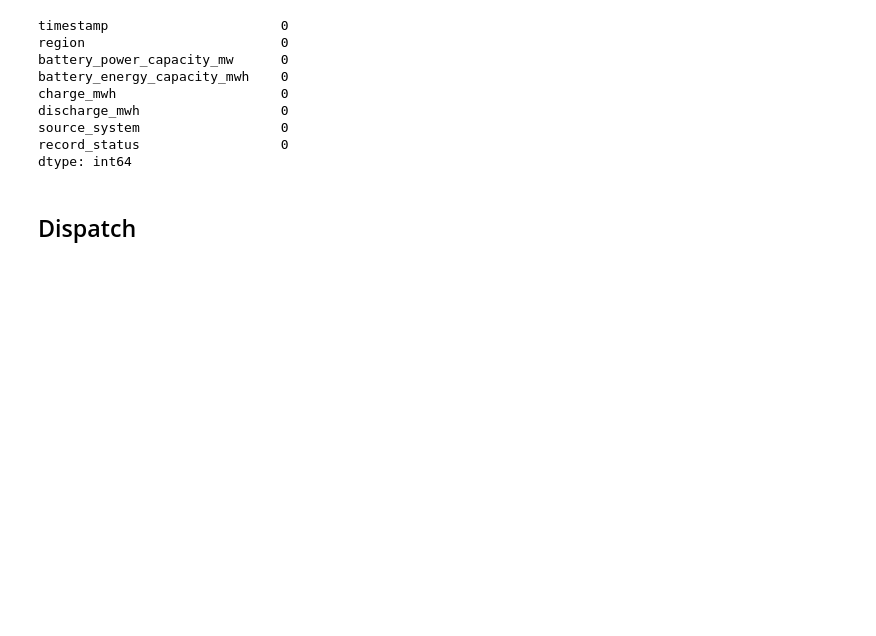
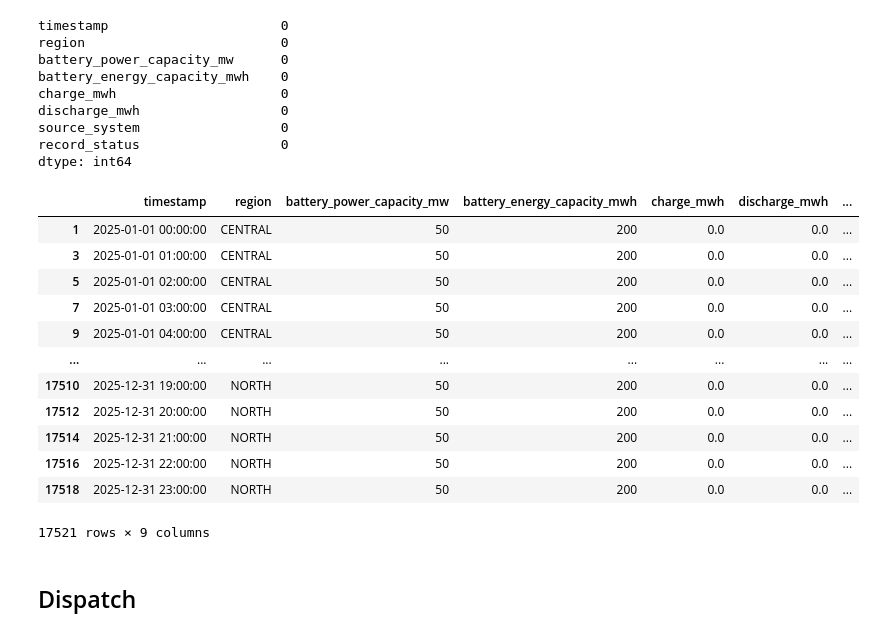
Before and after one commit to sadamhabnawi28/GreenGrid_Energy_Project, a Jupyter notebook: scripts/data_cleaning.ipynb, the cells around one changed output. Saved outputs shown, nothing was run; the diff lists cells and outputs as text; code cells hidden in the pictures; blank space fills up the shorter version.

```diff
--- a/scripts/data_cleaning.ipynb
+++ b/scripts/data_cleaning.ipynb
@@ -229,7 +229,46 @@ source_system                  0
 record_status                  0
 dtype: int64
 # %%
-df_bess = df_bess.sort_values(by="timestamp")
+df_bess = df_bess.sort_values(["region", "timestamp"])
+# %%
+INITIAL_SOC_MWH = {"North": 170.0, "Central": 150.0}
+CHARGE_EFFICIENCY = 0.94
+DISCHARGE_EFFICIENCY = 0.92
+
+def build_bess_features(bess: pd.DataFrame) -> pd.DataFrame:
+    bess["soc_mwh_reconstructed"] = np.nan
+    for region, idx in bess.groupby("region", sort=False).groups.items():
+        soc = INITIAL_SOC_MWH.get(region, float(bess.loc[idx[0], "battery_energy_capacity_mwh"]) / 2)
+        cap = float(bess.loc[idx[0], "battery_energy_capacity_mwh"])
+        vals = []
+        for row_idx in idx:
+            charge = float(bess.at[row_idx, "charge_mwh"])
+            discharge = float(bess.at[row_idx, "discharge_mwh"])
+            soc = soc + charge * CHARGE_EFFICIENCY - discharge / DISCHARGE_EFFICIENCY
+            # Retain physical bounds but expose the resulting value as reconstructed, not metered.
+            soc = float(np.clip(soc, 0, cap))
+            vals.append((row_idx, soc))
+        for row_idx, value in vals:
+            bess.at[row_idx, "soc_mwh_reconstructed"] = value
+    return bess
+
+df_bess = build_bess_features(df_bess)
+# %%
+df_bess
+# %% [output]
+|  | timestamp | region | battery_power_capacity_mw | battery_energy_capacity_mwh | charge_mwh | discharge_mwh | ... |
+| 1 | 2025-01-01 00:00:00 | CENTRAL | 50 | 200 | 0.0 | 0.0 | ... |
+| 3 | 2025-01-01 01:00:00 | CENTRAL | 50 | 200 | 0.0 | 0.0 | ... |
+| 5 | 2025-01-01 02:00:00 | CENTRAL | 50 | 200 | 0.0 | 0.0 | ... |
+| 7 | 2025-01-01 03:00:00 | CENTRAL | 50 | 200 | 0.0 | 0.0 | ... |
+| 9 | 2025-01-01 04:00:00 | CENTRAL | 50 | 200 | 0.0 | 0.0 | ... |
+| ... | ... | ... | ... | ... | ... | ... | ... |
+| 17510 | 2025-12-31 19:00:00 | NORTH | 50 | 200 | 0.0 | 0.0 | ... |
+| 17512 | 2025-12-31 20:00:00 | NORTH | 50 | 200 | 0.0 | 0.0 | ... |
+| 17514 | 2025-12-31 21:00:00 | NORTH | 50 | 200 | 0.0 | 0.0 | ... |
+| 17516 | 2025-12-31 22:00:00 | NORTH | 50 | 200 | 0.0 | 0.0 | ... |
+| 17518 | 2025-12-31 23:00:00 | NORTH | 50 | 200 | 0.0 | 0.0 | ... |
+17521 rows × 9 columns
 # %% [markdown]
 ## Dispatch
 # %%
```
Also changed, not shown: parts of 1 cell of this notebook, 3 other files.
